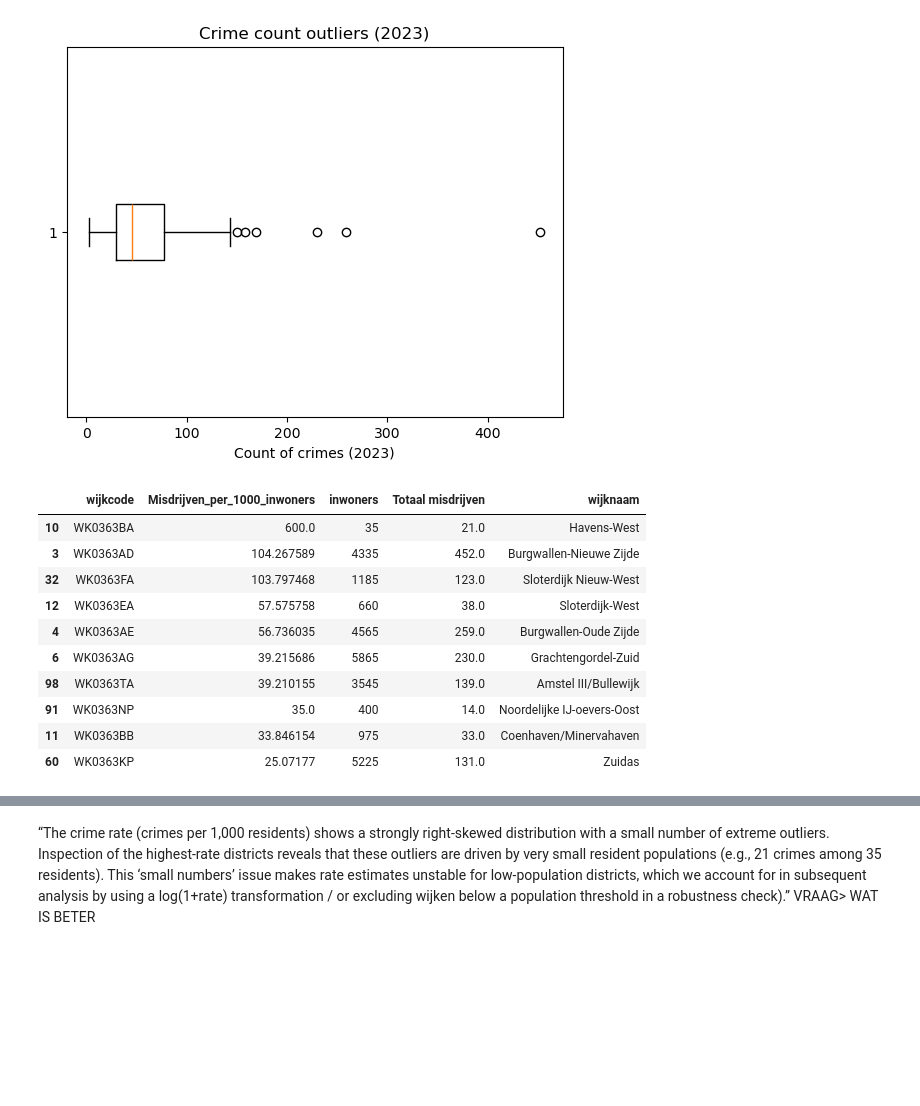
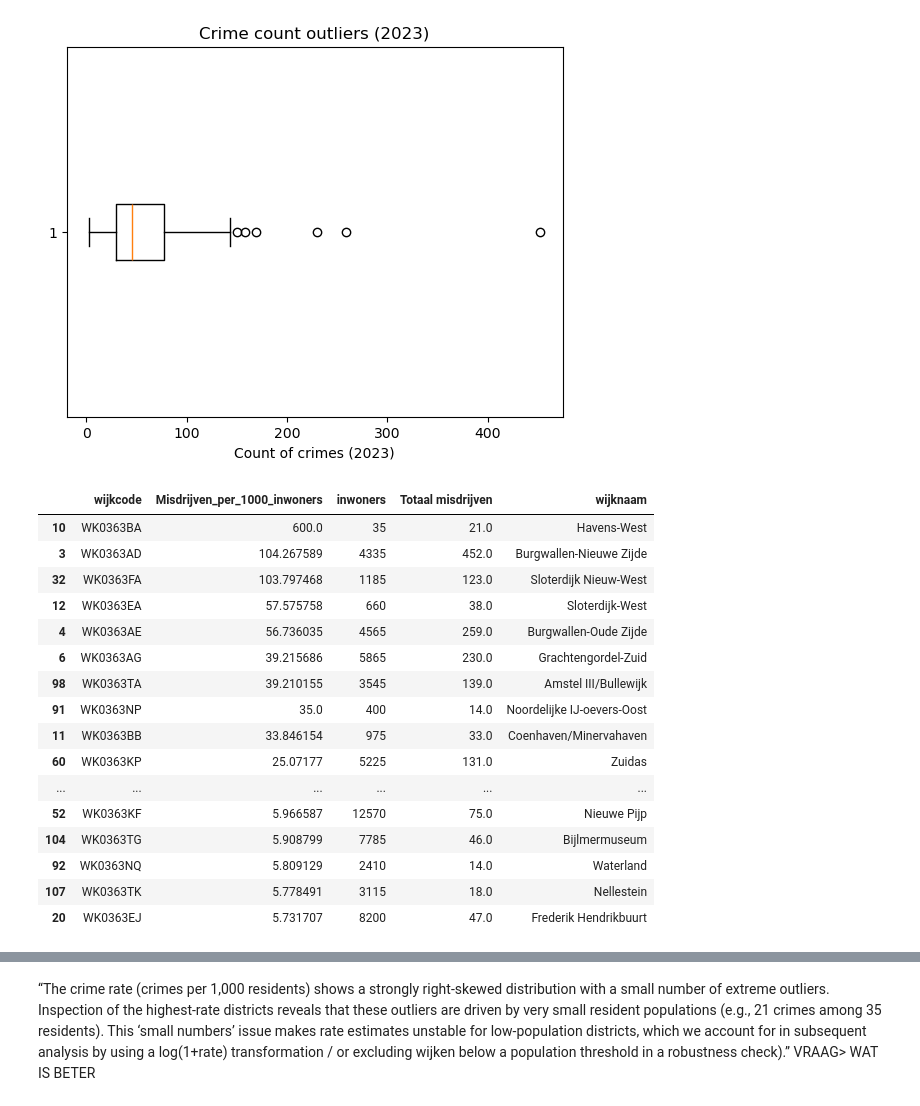
Before and after one commit to YoranB/Spatial-data-science, a Jupyter notebook: Creating final data table.ipynb, the cells around one changed output, grey strips where cells are left out. Cells and saved outputs as stored; diff of their text form; code cells hidden in the pictures; blank space fills up the shorter version.

```diff
--- a/Creating final data table.ipynb
+++ b/Creating final data table.ipynb
@@ -292,7 +320,7 @@ def add_group_distance_features(df: pd.DataFrame, groups: dict) -> pd.DataFrame:
 
     return df
 
-total_final_df = add_group_distance_features(final_df2, groups)
+final_df_feat = add_group_distance_features(final_df2, groups)
 
 
 # Maak 2 feature-sets: alleen min vs alleen mean
@@ -416,17 +444,23 @@ plt.show()
 # %%
 total_final_df.sort_values("Misdrijven_per_1000_inwoners", ascending=False)[
     ["wijkcode", "Misdrijven_per_1000_inwoners", "inwoners", "Totaal misdrijven", 'wijknaam']
-].head(10) #so wierd boxplot caused by small populations causing huge ratios, so we have to do in the sensitivity analysis maybe
+].head(50) #so wierd boxplot caused by small populations causing huge ratios, so we have to do in the sensitivity analysis maybe
 # a version with only wijken with more than 1000 inhibitants
 # %% [output]
 |  | wijkcode | Misdrijven_per_1000_inwoners | inwoners | Totaal misdrijven | wijknaam |
 | 10 | WK0363BA | 600.0 | 35 | 21.0 | Havens-West |
 | 3 | WK0363AD | 104.267589 | 4335 | 452.0 | Burgwallen-Nieuwe Zijde |
 | 32 | WK0363FA | 103.797468 | 1185 | 123.0 | Sloterdijk Nieuw-West |
 | 12 | WK0363EA | 57.575758 | 660 | 38.0 | Sloterdijk-West |
 | 4 | WK0363AE | 56.736035 | 4565 | 259.0 | Burgwallen-Oude Zijde |
 | 6 | WK0363AG | 39.215686 | 5865 | 230.0 | Grachtengordel-Zuid |
 | 98 | WK0363TA | 39.210155 | 3545 | 139.0 | Amstel III/Bullewijk |
 | 91 | WK0363NP | 35.0 | 400 | 14.0 | Noordelijke IJ-oevers-Oost |
 | 11 | WK0363BB | 33.846154 | 975 | 33.0 | Coenhaven/Minervahaven |
 | 60 | WK0363KP | 25.07177 | 5225 | 131.0 | Zuidas |
+| ... | ... | ... | ... | ... | ... |
+| 52 | WK0363KF | 5.966587 | 12570 | 75.0 | Nieuwe Pijp |
+| 104 | WK0363TG | 5.908799 | 7785 | 46.0 | Bijlmermuseum |
+| 92 | WK0363NQ | 5.809129 | 2410 | 14.0 | Waterland |
+| 107 | WK0363TK | 5.778491 | 3115 | 18.0 | Nellestein |
+| 20 | WK0363EJ | 5.731707 | 8200 | 47.0 | Frederik Hendrikbuurt |
```
Also changed, not shown: parts of 12 cells of this notebook, 5 other files.
